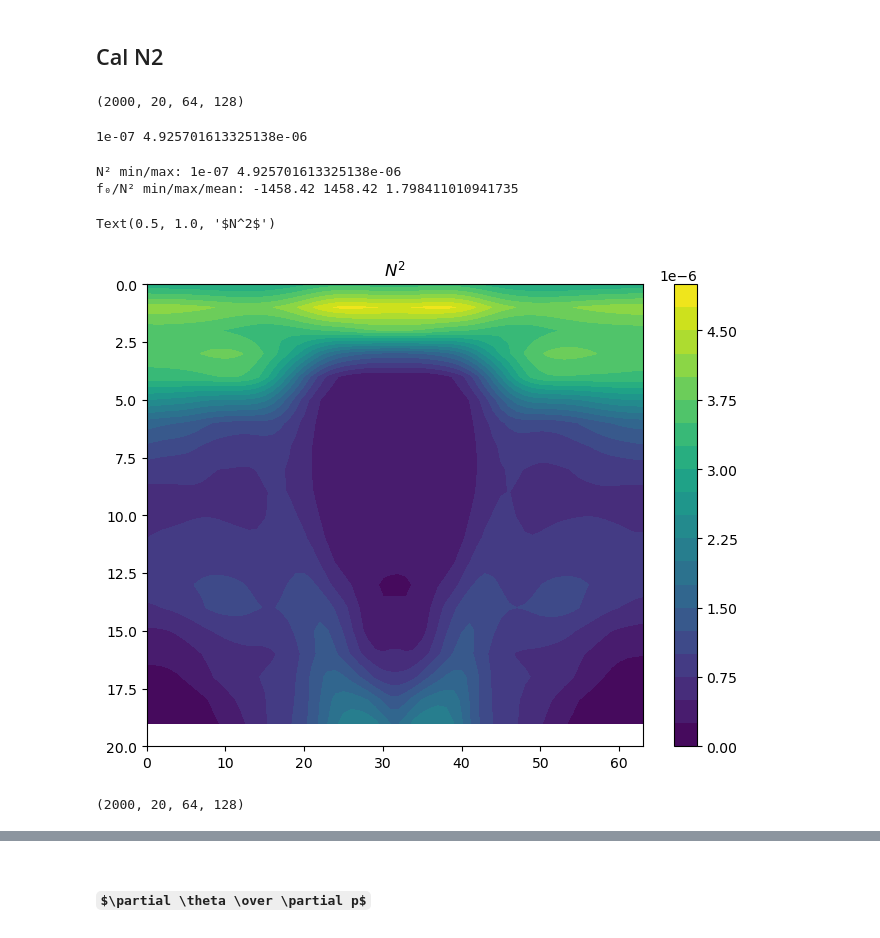
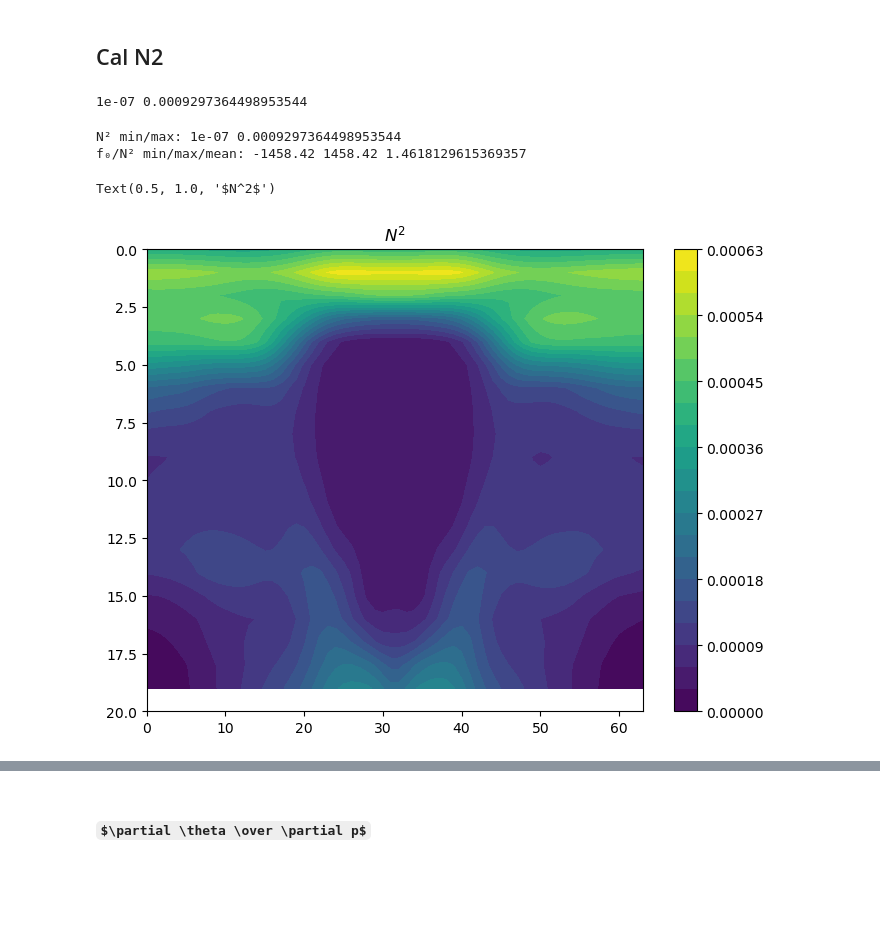
Before and after one commit to PeterChang1023/Moist_Dycore, a Jupyter notebook: EP_flux.ipynb, the cells around one changed output, grey strips where cells are left out. Saved outputs shown, nothing was run; the diff lists cells and outputs as text; code cells hidden in the pictures; some formulas as TeX source; blank space fills up the shorter version.

```diff
--- a/EP_flux.ipynb
+++ b/EP_flux.ipynb
@@ -353,17 +353,22 @@ class AtmosphericDiagnostics:
     #     # N2 = np.clip(N2, 1e-6, None)  # avoid instabilities
 
     #     return N2
+
     def Cal_N_square(self):
-        theta_zm = self.zonal_mean_weighted(self.cal_theta())  # (t,z,y)
-        z_zm     = self.zonal_mean_weighted(self.z)            # (t,z,y)
+        theta =  self.cal_theta()
+        # theta_zm = self.zonal_mean_weighted(self.cal_theta())  # (t,z,y)
+        # z_zm     = self.zonal_mean_weighted(self.z)            # (t,z,y)
 
-        dz     = np.gradient(z_zm, axis=1)
-        dtheta = np.gradient(theta_zm, axis=1)
+        # dz     = self.dx_along_axis(z, axis=1)
+        # dtheta = self.dx_along_axis(theta, axis=1)
 
-        dz[np.abs(dz) < 10] = np.nan
+        dz     = np.gradient(self.z, axis=1)
+        dtheta = np.gradient(theta, axis=1)
+
+        # dz[np.abs(dz) < 10] = np.nan
         dtheta_dz = dtheta / dz
 
-        N2 = self.g / theta_zm * dtheta_dz
+        N2 = self.g / theta * dtheta_dz
         # N2 = np.clip(N2, 1e-6, 1e-3)
         N2[N2 < 1E-7] = 1E-7
 
@@ -408,12 +413,12 @@ class AtmosphericDiagnostics:
 
         # Step 3: Compute Coriolis parameter f0
         # f0_array = self.f0()[np.newaxis, np.newaxis, :, np.newaxis]  # shape (1, 1, y, 1)
-        f0_array = self.f0()[np.newaxis, np.newaxis, :]  # shape (1,1,y)
+        f0_array = self.f0()[np.newaxis, np.newaxis, :, np.newaxis]  # shape (1,1,y)
 
 
         # Step 4: Compute EP flux components
-        F_j = -self.zonal_mean_weighted(emf)  # -u'v's
-        F_k = f0_array / N2 * self.zonal_mean_weighted(ehf) #np.mean(ehf, axis=3, keepdims=True) #* np.cos(np.deg2rad(self.lat))[np.newaxis, np.newaxis, :, np.newaxis]
+        F_j = -emf  # -u'v's
+        F_k = f0_array / N2 * ehf #np.mean(ehf, axis=3, keepdims=True) #* np.cos(np.deg2rad(self.lat))[np.newaxis, np.newaxis, :, np.newaxis]
 
         # F_j = -emf * np.cos(np.deg2rad(self.lat))[np.newaxis, np.newaxis, :, np.newaxis]  # -u'v'
         # F_k = f0_array / N2 * ehf * np.cos(np.deg2rad(self.lat))[np.newaxis, np.newaxis, :, np.newaxis] #np.mean(ehf, axis=3, keepdims=True) #* np.cos(np.deg2rad(self.lat))[np.newaxis, np.newaxis, :, np.newaxis]
@@ -945,14 +950,15 @@ class AtmosphericDiagnostics:
 # %% [markdown]
 # Read variables
 # %%
-u_file = "/data92/PeterChang/back_to_master1220/Moist_Dycore/IdealizeSpetral.jl/exp/HSt42/6hourly_uv_prime_EMF/PR0/u/PR0_500_20000day_6hourly_u.dat"
-v_file = "/data92/PeterChang/back_to_master1220/Moist_Dycore/IdealizeSpetral.jl/exp/HSt42/6hourly_uv_prime_EMF/PR0/v/PR0_500_20000day_6hourly_v.dat"
+PR = 10
+u_file = f"/data92/PeterChang/back_to_master1220/Moist_Dycore/IdealizeSpetral.jl/exp/HSt42/6hourly_uv_prime_EMF/PR{PR}/u/PR{PR}_500_20000day_6hourly_u.dat"
+v_file = f"/data92/PeterChang/back_to_master1220/Moist_Dycore/IdealizeSpetral.jl/exp/HSt42/6hourly_uv_prime_EMF/PR{PR}/v/PR{PR}_500_20000day_6hourly_v.dat"
 
-t_file = "/data92/PeterChang/back_to_master1220/Moist_Dycore/IdealizeSpetral.jl/exp/HSt42/6hourly_uv_prime_EMF/PR0/t/PR0_500_20000day_6hourly_t.dat"
-p_file = "/data92/PeterChang/back_to_master1220/Moist_Dycore/IdealizeSpetral.jl/exp/HSt42/6hourly_uv_prime_EMF/PR0/p/PR0_500_20000day_6hourly_p.dat"
-ps_file = "/data92/PeterChang/back_to_master1220/Moist_Dycore/IdealizeSpetral.jl/exp/HSt42/6hourly_uv_prime_EMF/PR0/ps/PR0_500_20000day_6hourly_ps.dat"
+t_file = f"/data92/PeterChang/back_to_master1220/Moist_Dycore/IdealizeSpetral.jl/exp/HSt42/6hourly_uv_prime_EMF/PR{PR}/t/PR{PR}_500_20000day_6hourly_t.dat"
+p_file = f"/data92/PeterChang/back_to_master1220/Moist_Dycore/IdealizeSpetral.jl/exp/HSt42/6hourly_uv_prime_EMF/PR{PR}/p/PR{PR}_500_20000day_6hourly_p.dat"
+ps_file = f"/data92/PeterChang/back_to_master1220/Moist_Dycore/IdealizeSpetral.jl/exp/HSt42/6hourly_uv_prime_EMF/PR{PR}/ps/PR{PR}_500_20000day_6hourly_ps.dat"
 
-z_file = "/data92/PeterChang/back_to_master1220/Moist_Dycore/IdealizeSpetral.jl/exp/HSt42/6hourly_uv_prime_EMF/PR0/z/PR0_500_20000day_6hourly_z.dat"
+z_file = f"/data92/PeterChang/back_to_master1220/Moist_Dycore/IdealizeSpetral.jl/exp/HSt42/6hourly_uv_prime_EMF/PR{PR}/z/PR{PR}_500_20000day_6hourly_z.dat"
 # %%
 def daily_mean(var_6hourly):
     # Assumes input is (time, z, y, x)
@@ -1362,34 +1349,26 @@ start_idx = 2000
 end_idx   = 4000
 adiag = AtmosphericDiagnostics(u[start_idx:end_idx], v[start_idx:end_idx], t[start_idx:end_idx], p[start_idx:end_idx], z[start_idx:end_idx])
 N2 = adiag.Cal_N_square()
-# %%
-dtheta_dz.shape
-# %% [output]
-(2000, 20, 64, 128)
 # %%
 print(N2.min(), N2.max())
 # %% [output]
-1e-07 4.925701613325138e-06
+1e-07 0.0009297364498953544
 # %%
-f0_array = adiag.f0()[np.newaxis, np.newaxis, :]
+f0_array = adiag.f0()[np.newaxis, np.newaxis, :, np.newaxis]
 ratio = f0_array / N2
 
 print("N² min/max:", np.nanmin(N2), np.nanmax(N2))
 print("f₀/N² min/max/mean:", np.nanmin(ratio), np.nanmax(ratio), np.nanmean(ratio))
 # %% [output]
-N² min/max: 1e-07 4.925701613325138e-06
-f₀/N² min/max/mean: -1458.42 1458.42 1.798411010941735
+N² min/max: 1e-07 0.0009297364498953544
+f₀/N² min/max/mean: -1458.42 1458.42 1.4618129615369357
 # %%
 fig, ax = plt.subplots(dpi=100., figsize=(8,6))
-plt.contourf(N2.mean(axis=(0)), levels=21)
+plt.contourf(N2.mean(axis=(0,3)), levels=21)
 plt.colorbar()
 plt.ylim([20,0])
 plt.title("$N^2$")
 # %% [output]
 Text(0.5, 1.0, '$N^2$')
-[figure, old version]
+[figure, new version]
-# %%
-ehf_mean.shape
-# %% [output]
-(2000, 20, 64, 128)
 # %%
```
Also changed, not shown: parts of 37 cells of this notebook.
